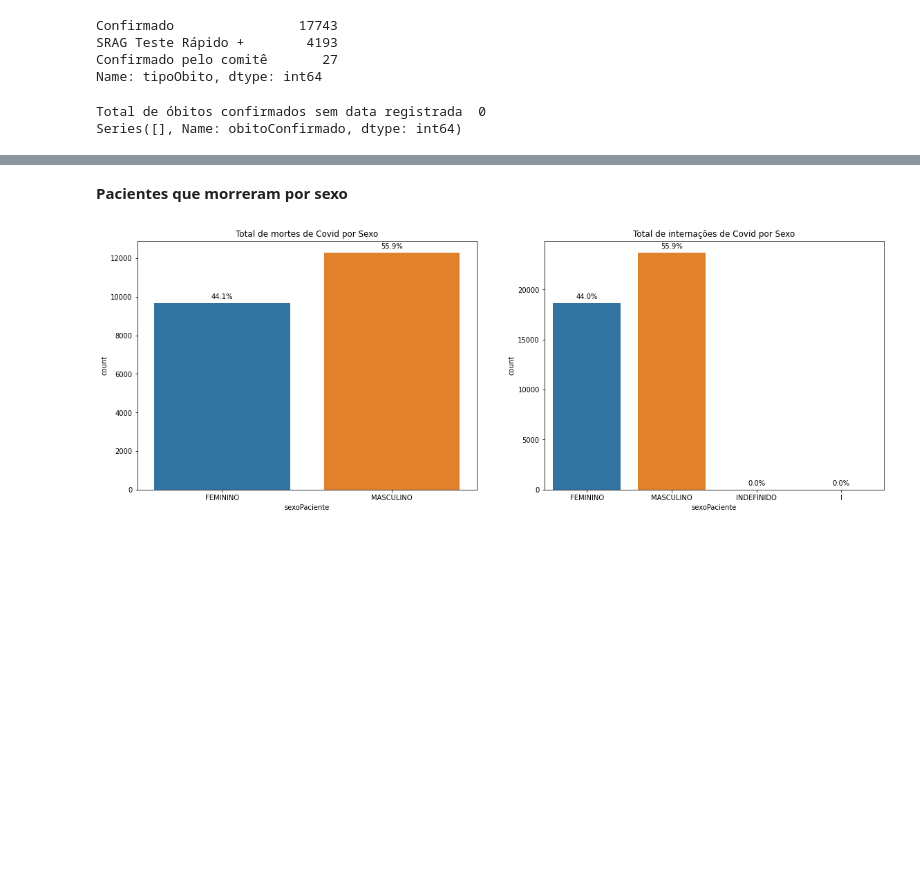
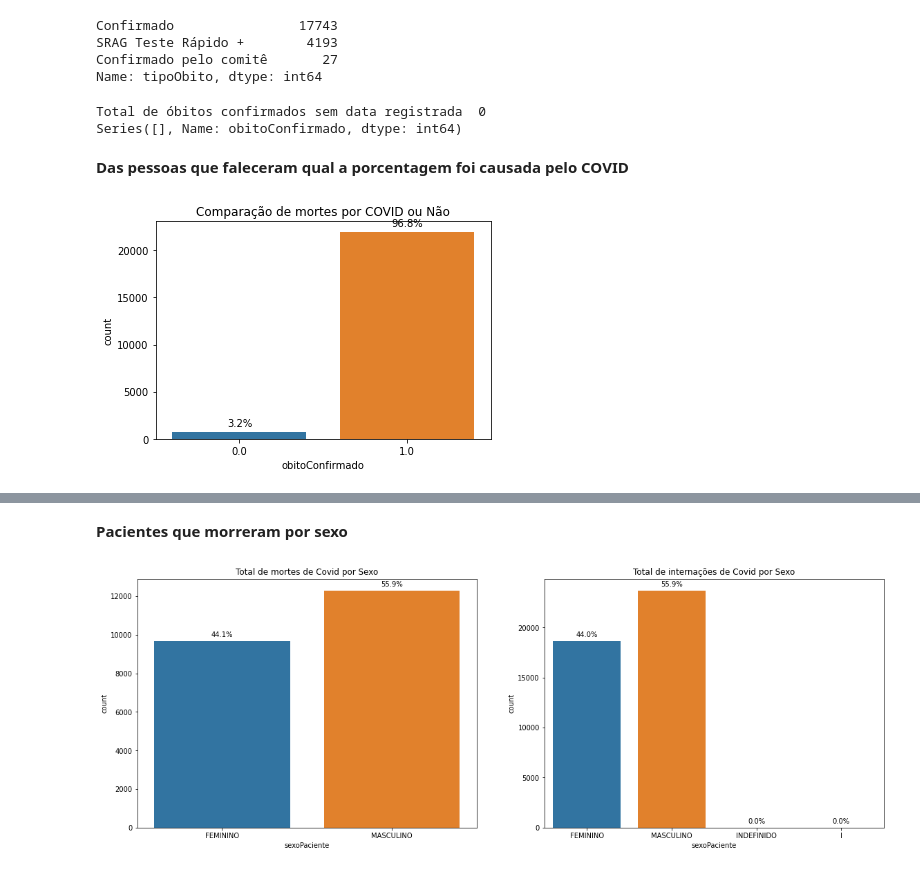
Before and after one commit to softip/projeto_IA368X, a Jupyter notebook: notebooks/E2_Análise_Exploratória.ipynb, the cells around one changed output, grey strips where cells are left out. Saved outputs shown, nothing was run; the diff lists cells and outputs as text; code cells hidden in the pictures; blank space fills up the shorter version.

```diff
--- a/notebooks/E2_Análise_Exploratória.ipynb
+++ b/notebooks/E2_Análise_Exploratória.ipynb
@@ -235,6 +239,17 @@ print(df_naoconfirmados_data["obitoConfirmado"].value_counts(dropna=False))
 # %% [output]
 Total de óbitos confirmados sem data registrada  0
 Series([], Name: obitoConfirmado, dtype: int64)
+# %% [markdown]
+**Das pessoas que faleceram qual a porcentagem foi causada pelo COVID**
+# %%
+dfxy = dfTotal[dfTotal.dataObito.notna()]
+#Total de Internações de covid por sexo
+splot = sns.countplot(x="obitoConfirmado",  data=dfxy)
+splot.set_title("Comparação de mortes por COVID ou Não")
+anotarColunasPorcentagem(splot, True)
+fig.subplots_adjust(left=0, bottom=0, right=1, top=1)
+# %% [output]
+[figure, added]
 # %%
 #cria uma coluna no dataframe principal, informando se o paciente foi internado ou não
 #dfTotal["Situação"] = dfTotal["dataInternacaoSivep"].apply(lambda x: "Internado" if pd.notnull(x) else "Não Internado")
```
Also changed, not shown: parts of 8 cells of this notebook.
